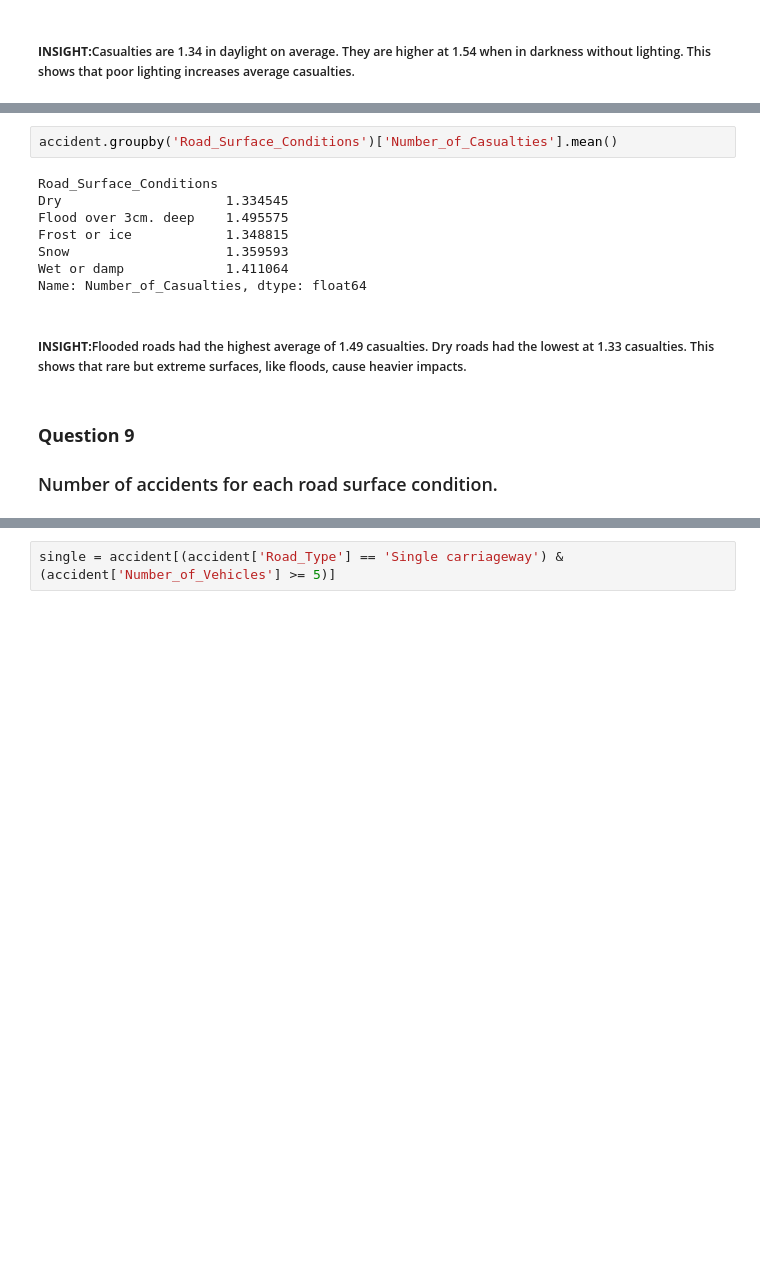
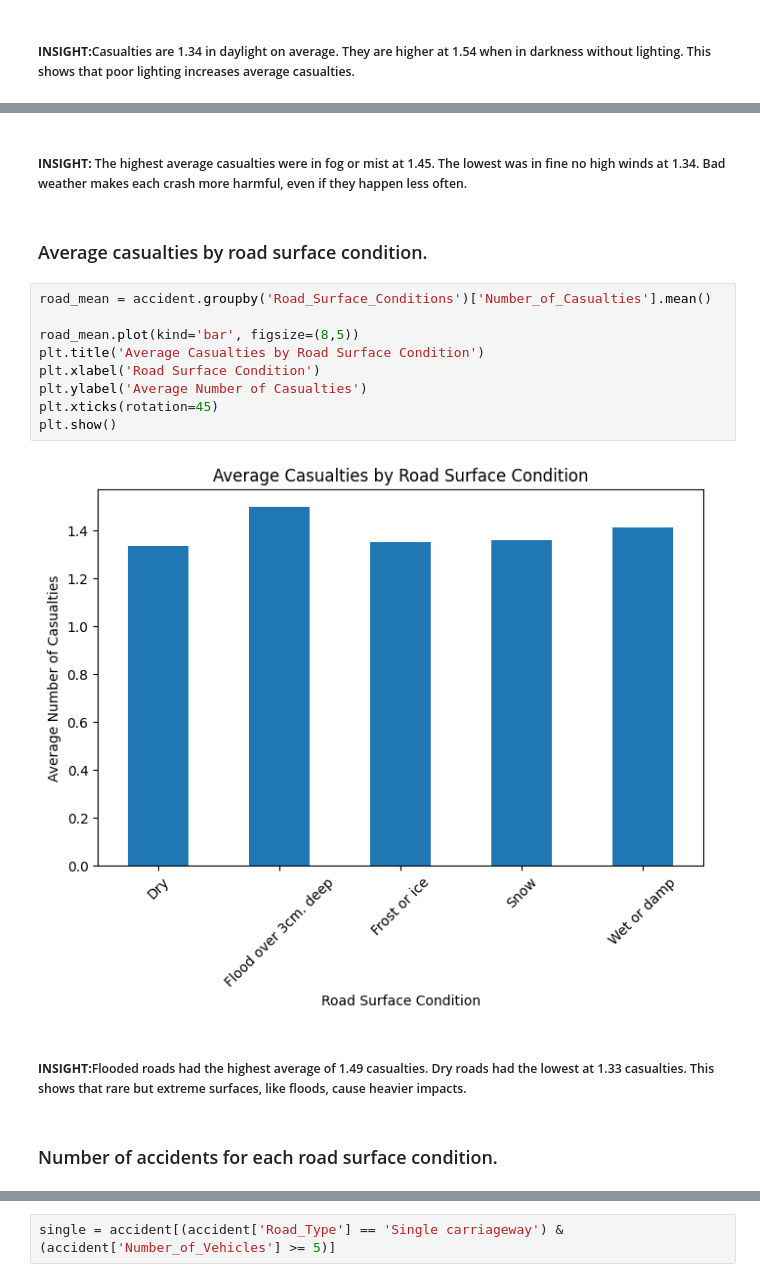
Before and after one commit to notmarga/ELEC303-FELONIA, a Jupyter notebook: Activity2.ipynb, the cells around one changed output, grey strips where cells are left out. Drawn from its saved outputs; the diff is of its cells as text; blank space fills up the shorter version.

```diff
--- a/Activity2.ipynb
+++ b/Activity2.ipynb
@@ -397,18 +377,26 @@ Bad weather makes each crash more harmful, even if they happen less often.></h5>
+# %% [markdown]
+<h5><b>INSIGHT:</b> The highest average casualties were in fog or mist at 1.45.
+The lowest was in fine no high winds at 1.34.
+Bad weather makes each crash more harmful, even if they happen less often.</h5>
+# %% [markdown]
+
+<h3>Average casualties by road surface condition.</h3>
 # %%
-accident.groupby('Road_Surface_Conditions')['Number_of_Casualties'].mean()
+road_mean = accident.groupby('Road_Surface_Conditions')['Number_of_Casualties'].mean()
+
+road_mean.plot(kind='bar', figsize=(8,5))
+plt.title('Average Casualties by Road Surface Condition')
+plt.xlabel('Road Surface Condition')
+plt.ylabel('Average Number of Casualties')
+plt.xticks(rotation=45)
+plt.show()
 # %% [output]
-Road_Surface_Conditions
-Dry                     1.334545
-Flood over 3cm. deep    1.495575
-Frost or ice            1.348815
-Snow                    1.359593
-Wet or damp             1.411064
-Name: Number_of_Casualties, dtype: float64
+[figure, added]
 # %% [markdown]
 <h5><b>INSIGHT:</b>Flooded roads had the highest average of 1.49 casualties.
 Dry roads had the lowest at 1.33 casualties.
 This shows that rare but extreme surfaces, like floods, cause heavier impacts.</h5>
 # %% [markdown]
-<h3><b>Question 9</b></h3>
+
 <h3>Number of accidents for each road surface condition.</h3>
 # %%
```
Also changed, not shown: parts of 46 cells of this notebook.
